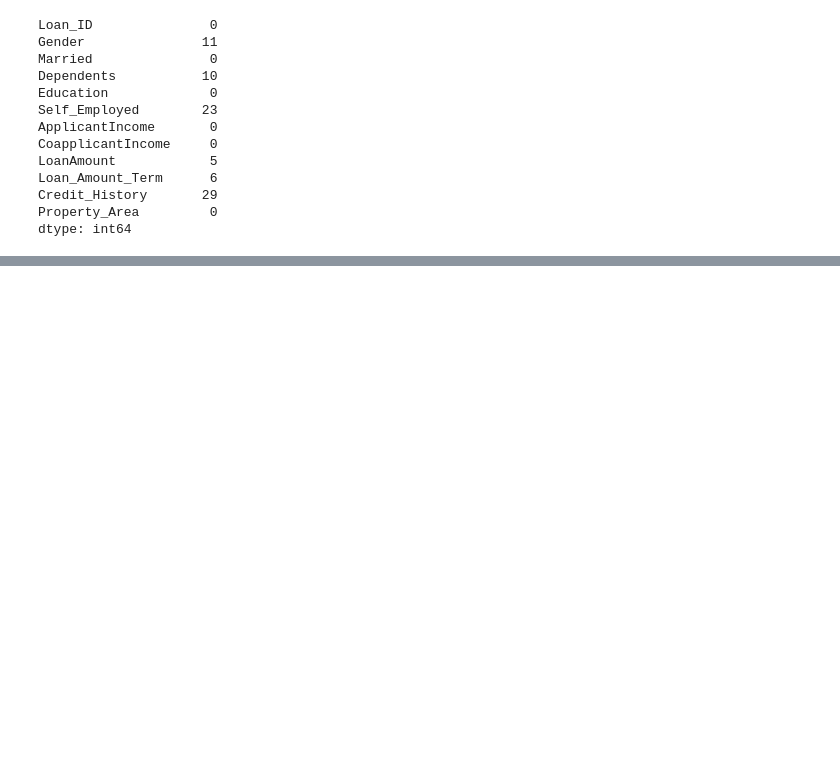
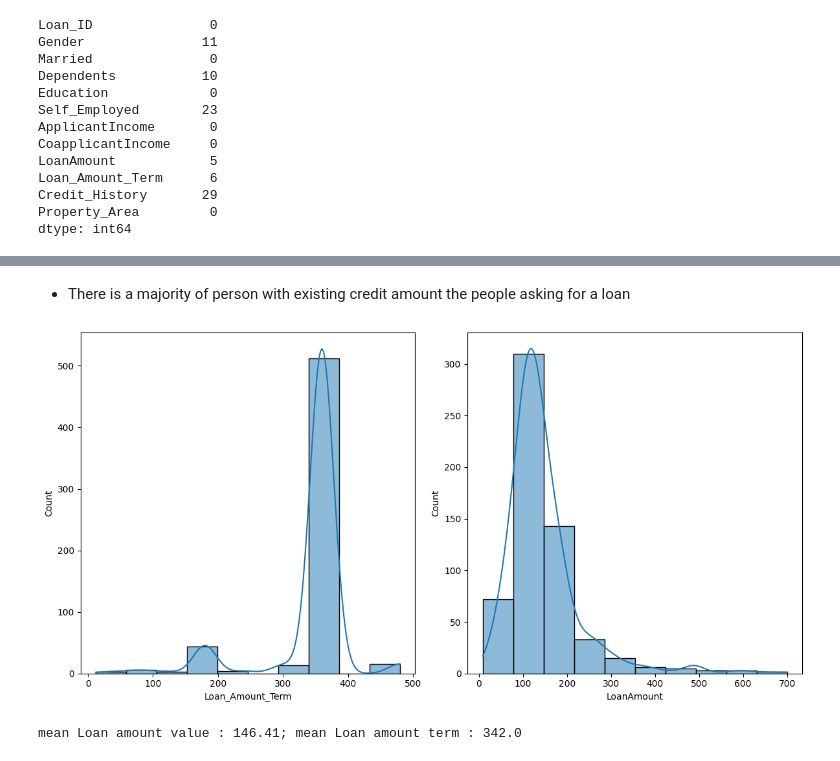
Before and after one commit to jeanbosc/loan-prediction, a Jupyter notebook: data-process-notebook.ipynb, the cells around one changed output, grey strips where cells are left out. Drawn from its saved outputs; the diff is of its cells as text; code cells hidden in the pictures; blank space fills up the shorter version.

```diff
--- a/data-process-notebook.ipynb
+++ b/data-process-notebook.ipynb
@@ -92,0 +104,21 @@ dtype: int64
+# %% [markdown]
+- There is a majority of person with existing credit amount the people asking for a loan
+# %%
+plt.figure(figsize=(12,6))
+
+plt.subplot(1, 2, 1)
+sns.histplot(df_train['Loan_Amount_Term'], kde=True, bins=10)
+
+plt.subplot(1, 2, 2)
+sns.histplot(df_train['LoanAmount'], kde=True, bins=10)
+
+plt.tight_layout()
+plt.show()
+# %% [output]
+[figure, added]
+# %%
+loan_amount_mean = round(df_train['LoanAmount'].mean(), 2)
+loan_amountTerm_mean = df_train['Loan_Amount_Term'].mean()
+print(f'mean Loan amount value : {loan_amount_mean}; mean Loan amount term : {loan_amountTerm_mean}')
+# %% [output]
+mean Loan amount value : 146.41; mean Loan amount term : 342.0
```
Also changed, not shown: parts of 25 cells of this notebook, 1 other file.
